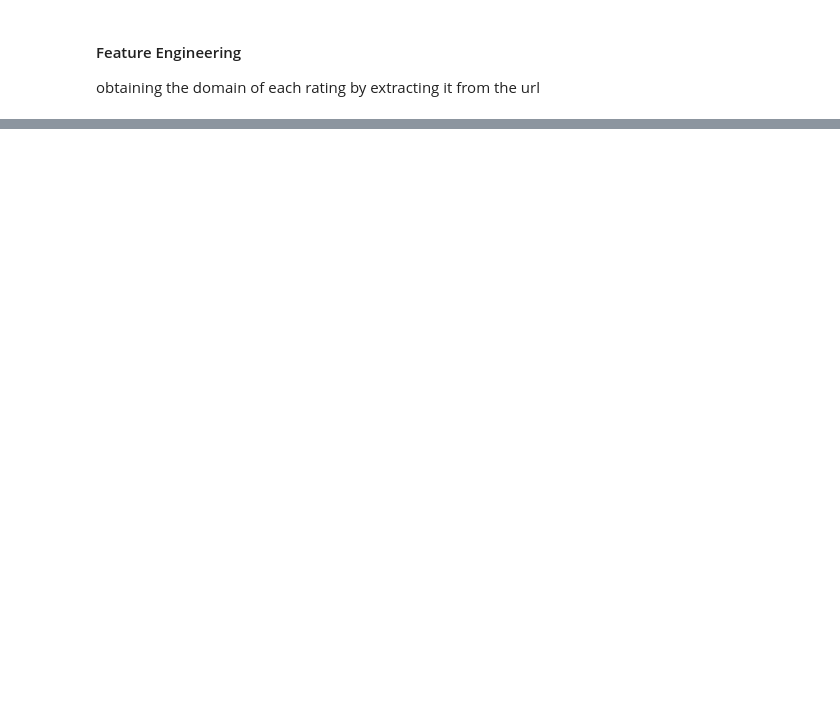
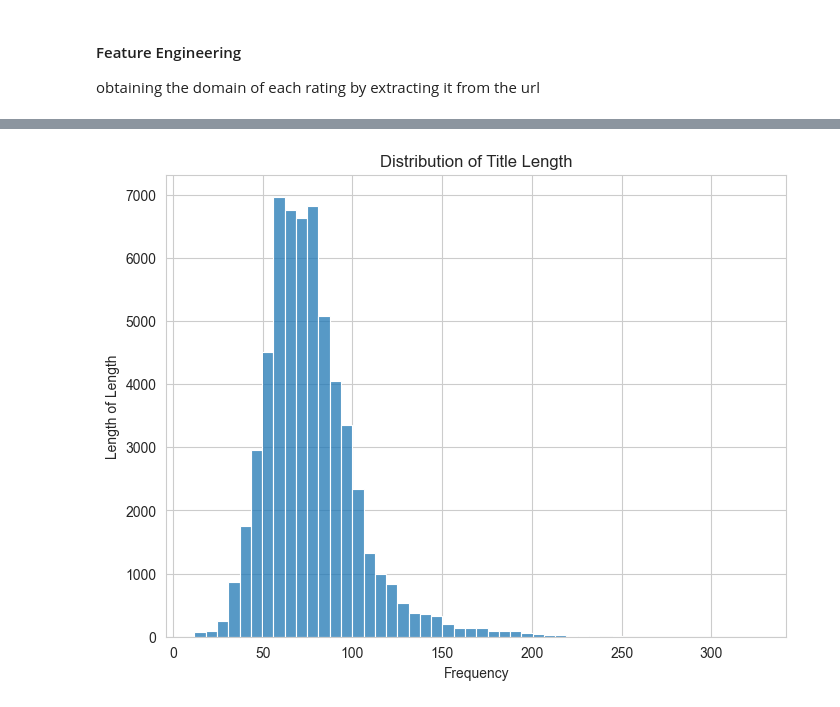
Before and after one commit to AlazarG19/global_news_correlation_10ac_week0, a Jupyter notebook: notebooks/EDA/parse_news_data.ipynb, the cells around one changed output, grey strips where cells are left out. Drawn from its saved outputs; the diff is of its cells as text; code cells hidden in the pictures; blank space fills up the shorter version.

Commit message:
feat: added extra analysis to eda to gain various distribution and added plotting functions to util for plotting piechart and histogram

```diff
--- a/notebooks/EDA/parse_news_data.ipynb
+++ b/notebooks/EDA/parse_news_data.ipynb
@@ -149,0 +194,2 @@ AttributeError: module 'src.utils' has no attribute 'extract_keywords'
+# %%
+rating['title_length']=rating['title'].apply(lambda x:len(str(x)))
@@ -149,0 +210,2 @@ AttributeError: module 'src.utils' has no attribute 'extract_keywords'
+# %%
+rating['content_length']=rating['content'].apply(lambda x:len(str(x)))
@@ -152,0 +260,4 @@ rating["domain"].head()
+# %%
+utils.histogram(rating,"title_length","Distribution of Title Length","Frequency","Length of Length")
+# %% [output]
+[figure, added]
```
Also changed, not shown: parts of 17 cells of this notebook, 1 other file.
